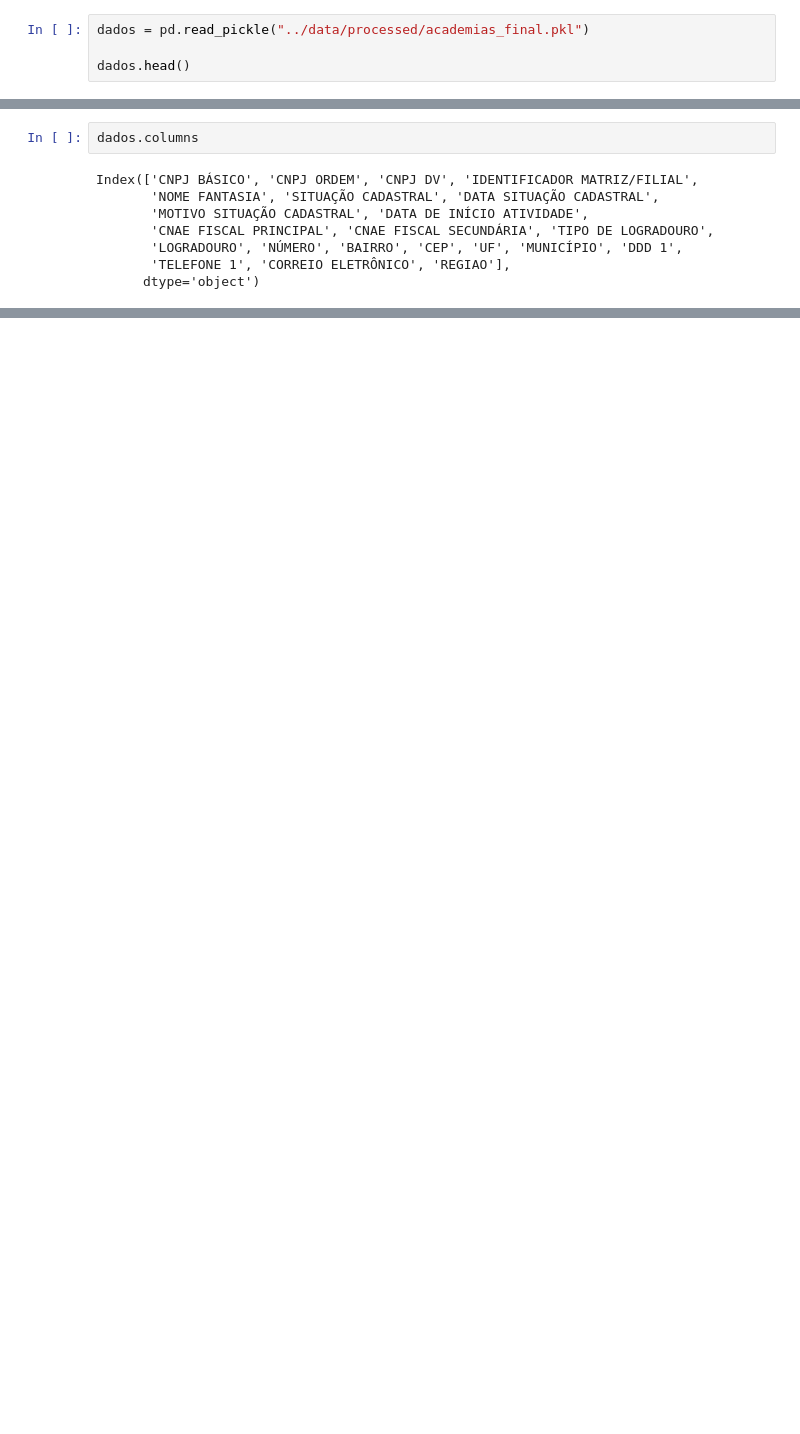
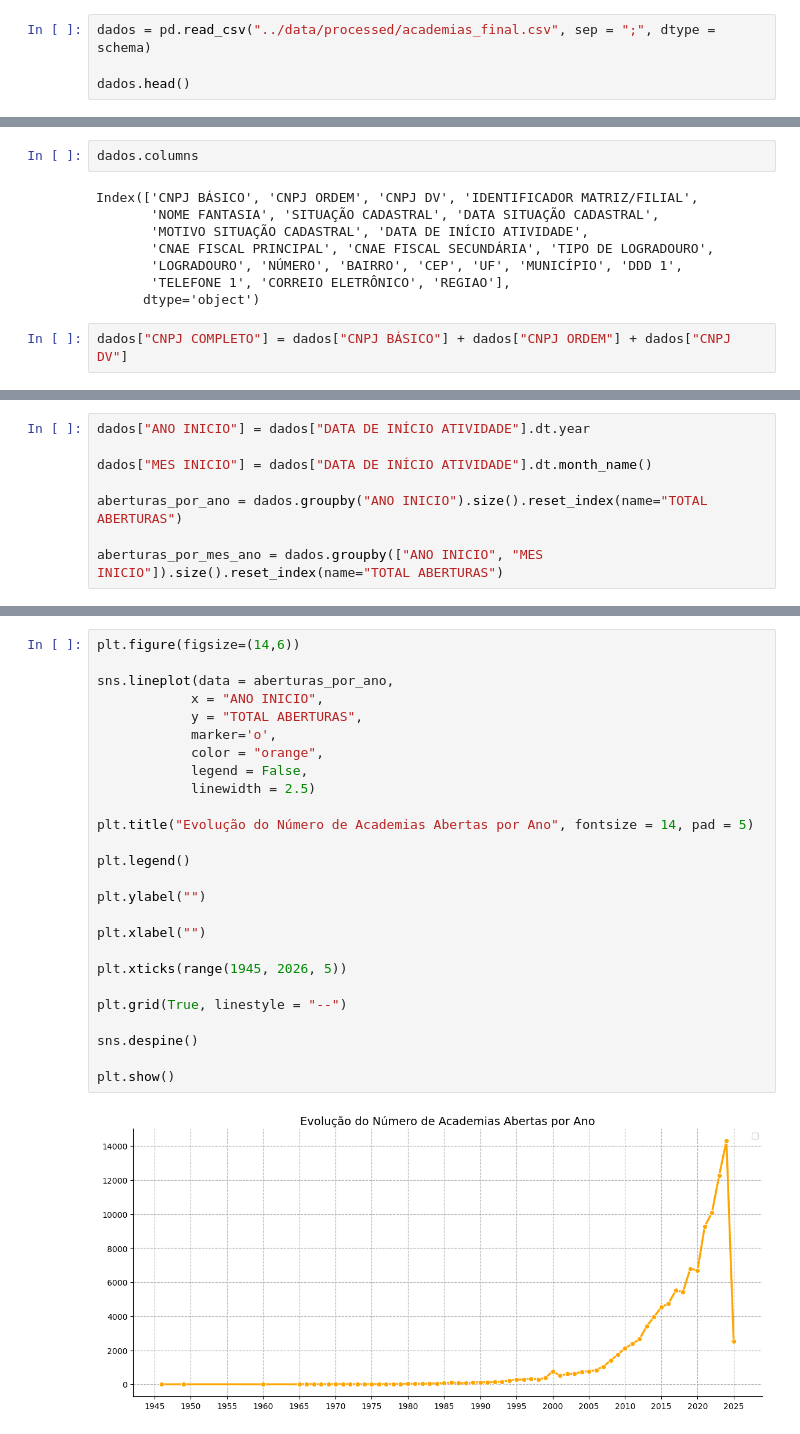
Before and after one commit to MatheusMorandi/Cnpj_Academias, a Jupyter notebook: src/eda.ipynb, the cells around one changed output, grey strips where cells are left out. Saved outputs shown, nothing was run; the diff lists cells and outputs as text; blank space fills up the shorter version.

```diff
--- a/src/eda.ipynb
+++ b/src/eda.ipynb
@@ -15,5 +40,5 @@ warnings.filterwarnings('ignore')
 # %%
-dados = pd.read_pickle("../data/processed/academias_final.pkl")
+dados = pd.read_csv("../data/processed/academias_final.csv", sep = ";", dtype = schema)
 
 dados.head()
 # %% [output]
@@ -54,6 +79,8 @@ Index(['CNPJ BÁSICO', 'CNPJ ORDEM', 'CNPJ DV', 'IDENTIFICADOR MATRIZ/FILIAL',
        'LOGRADOURO', 'NÚMERO', 'BAIRRO', 'CEP', 'UF', 'MUNICÍPIO', 'DDD 1',
        'TELEFONE 1', 'CORREIO ELETRÔNICO', 'REGIAO'],
       dtype='object')
+# %%
+dados["CNPJ COMPLETO"] = dados["CNPJ BÁSICO"] + dados["CNPJ ORDEM"] + dados["CNPJ DV"]
 # %%
 dados["DATA SITUAÇÃO CADASTRAL"] = pd.to_datetime(dados["DATA SITUAÇÃO CADASTRAL"], format = "%Y%m%d", errors = "coerce")
 
@@ -74,0 +90,8 @@ dados.head()
+# %%
+dados["ANO INICIO"] = dados["DATA DE INÍCIO ATIVIDADE"].dt.year
+
+dados["MES INICIO"] = dados["DATA DE INÍCIO ATIVIDADE"].dt.month_name()
+
+aberturas_por_ano = dados.groupby("ANO INICIO").size().reset_index(name="TOTAL ABERTURAS")
+
+aberturas_por_mes_ano = dados.groupby(["ANO INICIO", "MES INICIO"]).size().reset_index(name="TOTAL ABERTURAS")
@@ -74,0 +120,28 @@ dados.head()
+# %%
+plt.figure(figsize=(14,6))
+
+sns.lineplot(data = aberturas_por_ano,
+            x = "ANO INICIO",
+            y = "TOTAL ABERTURAS",
+            marker='o',
+            color = "orange",
+            legend = False,
+            linewidth = 2.5)
+
+plt.title("Evolução do Número de Academias Abertas por Ano", fontsize = 14, pad = 5)
+
+plt.legend()
+
+plt.ylabel("")
+
+plt.xlabel("")
+
+plt.xticks(range(1945, 2026, 5))
+
+plt.grid(True, linestyle = "--")
+
+sns.despine()
+
+plt.show()
+# %% [output]
+[figure, added]
```
Also changed, not shown: parts of 13 cells of this notebook, 1 other file.
